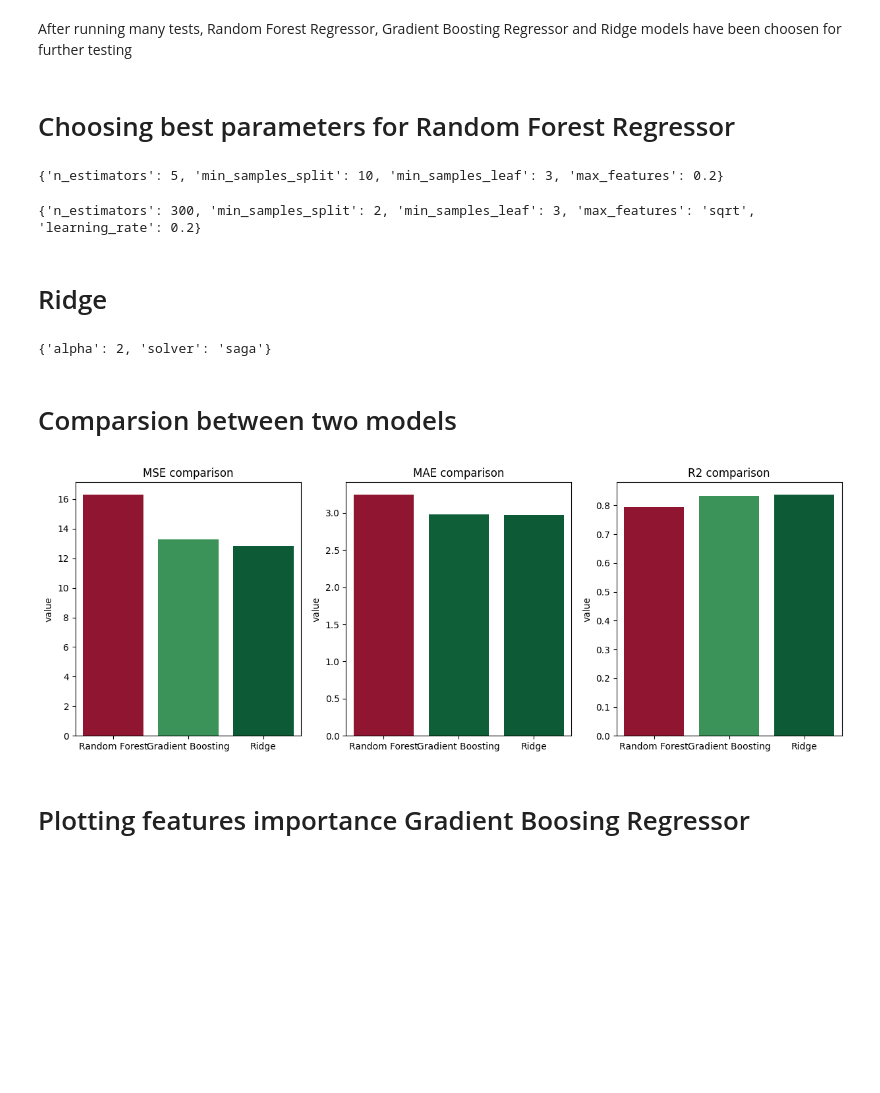
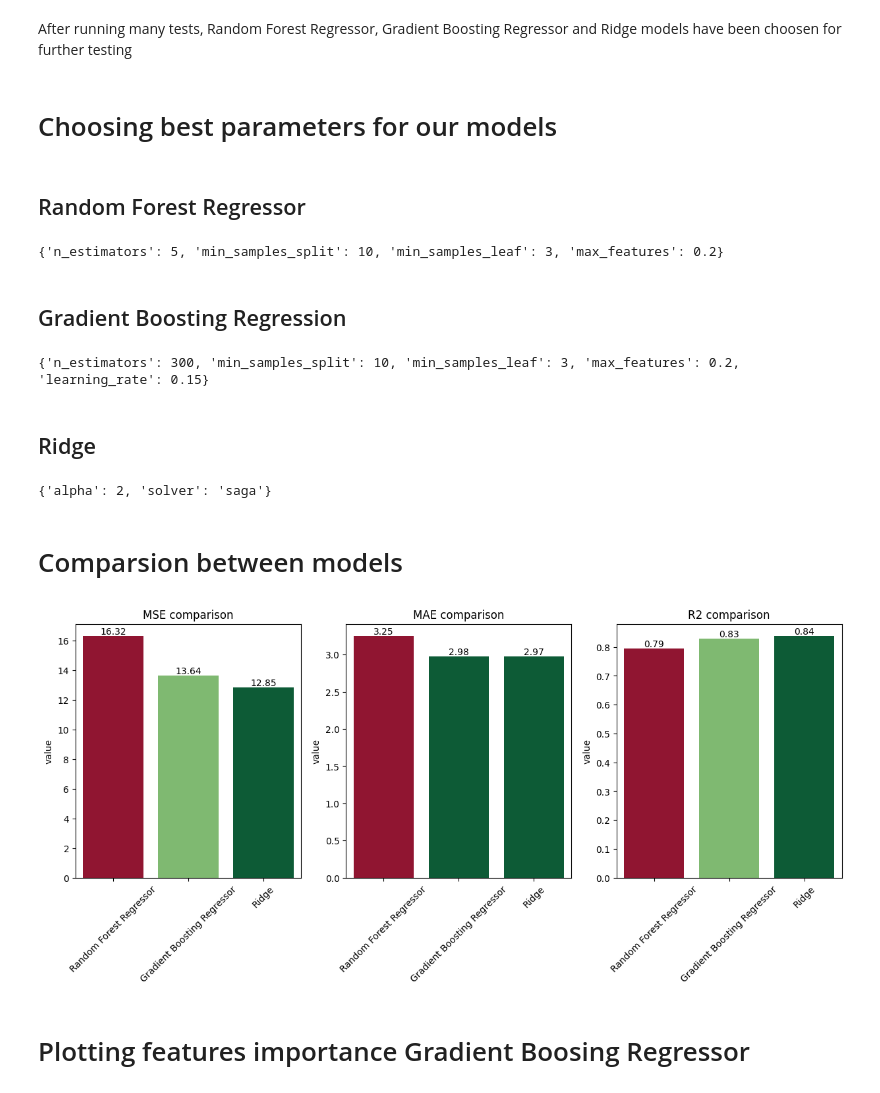
Before and after one commit to Wasloso/IST, a Jupyter notebook: sem4/MSiD_L/projekt/life_expectancy.ipynb, the cells around one changed output. Saved outputs shown, nothing was run; the diff lists cells and outputs as text; code cells hidden in the pictures; blank space fills up the shorter version.

```diff
--- a/sem4/MSiD_L/projekt/life_expectancy.ipynb
+++ b/sem4/MSiD_L/projekt/life_expectancy.ipynb
@@ -292,11 +292,13 @@ sns.heatmap(results_df[['R2']],annot=True,fmt='.2f',cmap='RdYlGn',ax=ax[2],cbar=
 # %% [markdown]
 After running many tests, Random Forest Regressor, Gradient Boosting Regressor and Ridge models have been choosen for further testing
 # %% [markdown]
-# Choosing best parameters for Random Forest Regressor
+# Choosing best parameters for our models
 # %%
 x_train, x_test, y_train, y_test = train_test_split(x, y, test_size=0.20,random_state=42)
+# %% [markdown]
+## Random Forest Regressor
 # %%
-def best_forest_fit(x_train,y_train,x_test,y_test):
+def best_forest_fit(x_train,y_train,x_test,y_test) -> tuple[RandomForestRegressor,dict]:
     '''Tests different parameters for RandomForestRegressor and returns the best model, its parameters and the score on the training set'''
     best_params = {}
     best_score = 0
@@ -316,13 +318,15 @@ forest_model, forest_params = best_forest_fit(x_train,y_train,x_test,y_test)
 print(forest_params)
 # %% [output]
 {'n_estimators': 5, 'min_samples_split': 10, 'min_samples_leaf': 3, 'max_features': 0.2}
+# %% [markdown]
+## Gradient Boosting Regression
 # %%
-def best_gradient_boosting_fit(x_train,y_train,x_test,y_test):
+def best_gradient_boosting_fit(x_train,y_train,x_test,y_test) -> tuple[GradientBoostingRegressor,dict]:
     '''Tests different parameters for Gradient Boosting Regressor and returns the best model, its parameters'''
     best_params = {}
     best_score = 0
     best_model = None
-    for n_estimators, min_samples_split, min_samples_leaf,max_features,learning_rate in product([125,150,200,300],[2,5,10],[1,3,5],[0.2,'sqrt','log2',1],[0.05,0.1,0.2]):
+    for n_estimators, min_samples_split, min_samples_leaf,max_features,learning_rate in product([125,150,200,300],[2,5,10],[1,3,5],[0.2,'sqrt','log2',1],[0.05,0.075,0.1,0.15]):
         model = GradientBoostingRegressor(n_estimators=n_estimators,min_samples_split=min_samples_split,min_samples_leaf=min_samples_leaf,max_features=max_features,learning_rate=learning_rate,random_state=42)
         model.fit(x_train,y_train)
         y_pred = model.predict(x_test)
@@ -336,12 +340,12 @@ def best_gradient_boosting_fit(x_train,y_train,x_test,y_test):
 gradient_model, gradient_params = best_gradient_boosting_fit(x_train,y_train,x_test,y_test)
 print(gradient_params)
 # %% [output]
-{'n_estimators': 300, 'min_samples_split': 2, 'min_samples_leaf': 3, 'max_features': 'sqrt', 'learning_rate': 0.2}
+{'n_estimators': 300, 'min_samples_split': 10, 'min_samples_leaf': 3, 'max_features': 0.2, 'learning_rate': 0.15}
 # %% [markdown]
-# Ridge
+## Ridge
 # %%
-def best_ridge_fit(x_train,y_train,x_test,y_test):
-    '''Tests different parameters for Gradient Boosting Regressor and returns the best model, its parameters'''
+def best_ridge_fit(x_train,y_train,x_test,y_test) -> tuple[Ridge,dict]:
+    '''Tests different parameters for Ridge Regression and returns the best model, its parameters'''
     best_params = {}
     best_score = 0
     best_model = None
@@ -361,22 +365,25 @@ print(ridge_params)
 # %% [output]
 {'alpha': 2, 'solver': 'saga'}
 # %% [markdown]
-# Comparsion between two models
+# Comparsion between models
 # %%
-def plot_compare():
+def plot_compare() -> None:
     fig, [ax1, ax2, ax3] = plt.subplots(ncols=3,figsize=(15,5))
     for metric,name,ax in zip([mean_squared_error,mean_absolute_error,r2_score],['MSE','MAE','R2'],[ax1,ax2,ax3]):
         y_pred_forest = forest_model.predict(x_test)
         y_pred_gradient = gradient_model.predict(x_test)
         y_pred_ridge = ridge_model.predict(x_test)
         y_values = [metric(y_test,y_pred_forest),metric(y_test,y_pred_gradient),metric(y_test,y_pred_ridge)]
-        sns.barplot(x=['Random Forest','Gradient Boosting','Ridge'],y=y_values,hue=y_values,palette=('RdYlGn_r' if name!="R2" else 'RdYlGn') ,ax=ax)
+        sns.barplot(x=['Random Forest Regressor','Gradient Boosting Regressor','Ridge'],y=y_values,hue=y_values,palette=('RdYlGn_r' if name!="R2" else 'RdYlGn') ,ax=ax)
         ax.set_ylabel('value')
         ax.set_title(f'{name} comparison')
+        for i in ax.containers:
+            ax.bar_label(i,fmt='%.2f',label_type='edge')
         ax.legend().remove()
+        ax.xaxis.set_tick_params(rotation=45)
 plot_compare()
 # %% [output]
-[figure, old version]
+[figure, new version]
 # %% [markdown]
 # Plotting features importance Gradient Boosing Regressor
 # %%
```
Also changed, not shown: parts of 17 cells of this notebook, 1 other file.
